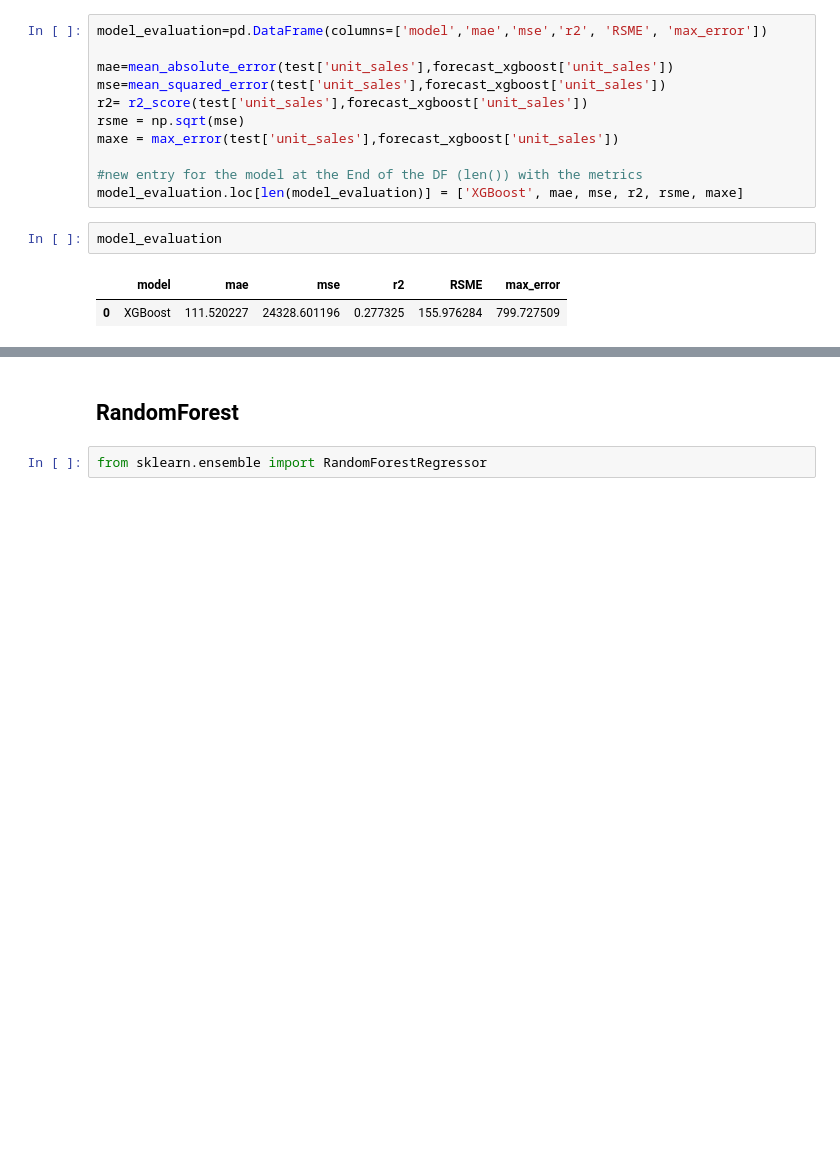
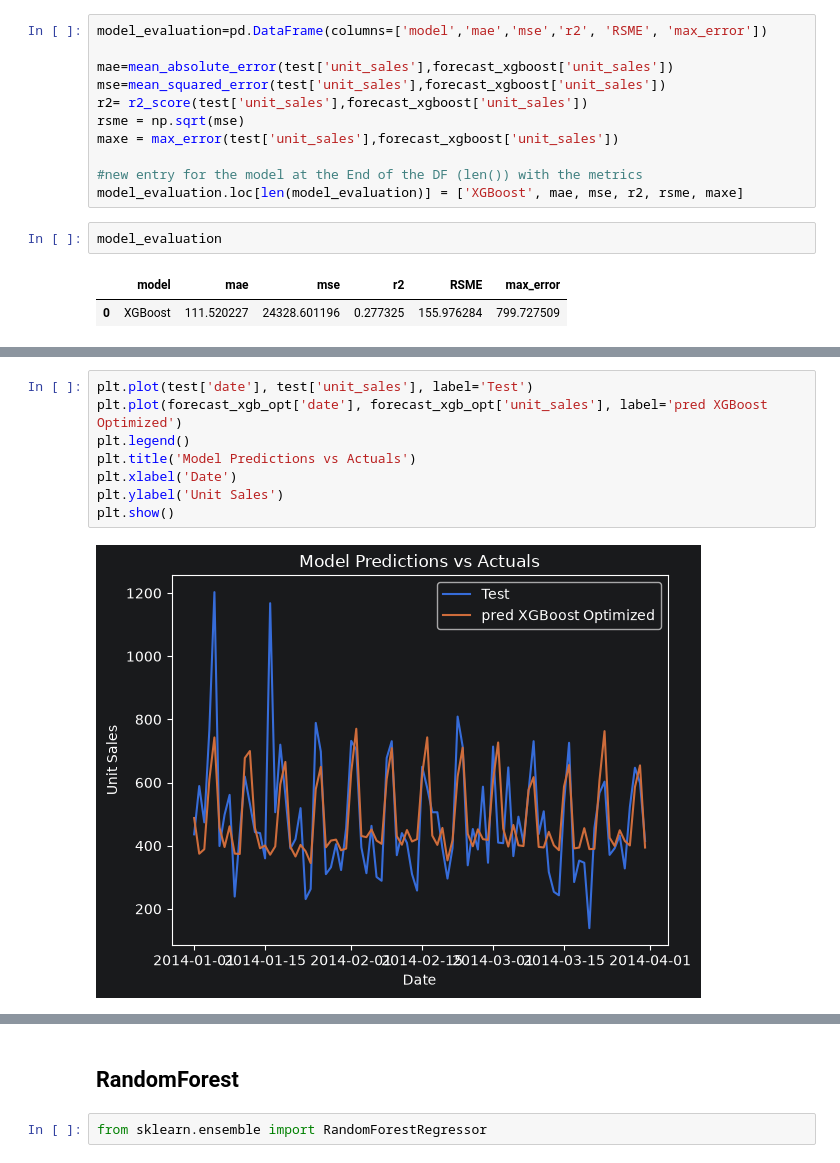
Before and after one commit to ka-katrin/Python_Timeseries_Project, a Jupyter notebook: feature_engineering_models.ipynb, the cells around one changed output, grey strips where cells are left out. Cells and saved outputs as stored; diff of their text form; blank space fills up the shorter version.

```diff
--- a/feature_engineering_models.ipynb
+++ b/feature_engineering_models.ipynb
@@ -201,0 +312,10 @@ model_evaluation
+# %%
+plt.plot(test['date'], test['unit_sales'], label='Test')
+plt.plot(forecast_xgb_opt['date'], forecast_xgb_opt['unit_sales'], label='pred XGBoost Optimized')
+plt.legend()
+plt.title('Model Predictions vs Actuals')
+plt.xlabel('Date')
+plt.ylabel('Unit Sales')
+plt.show()
+# %% [output]
+[figure, added]
```
Also changed, not shown: parts of 30 cells of this notebook.
